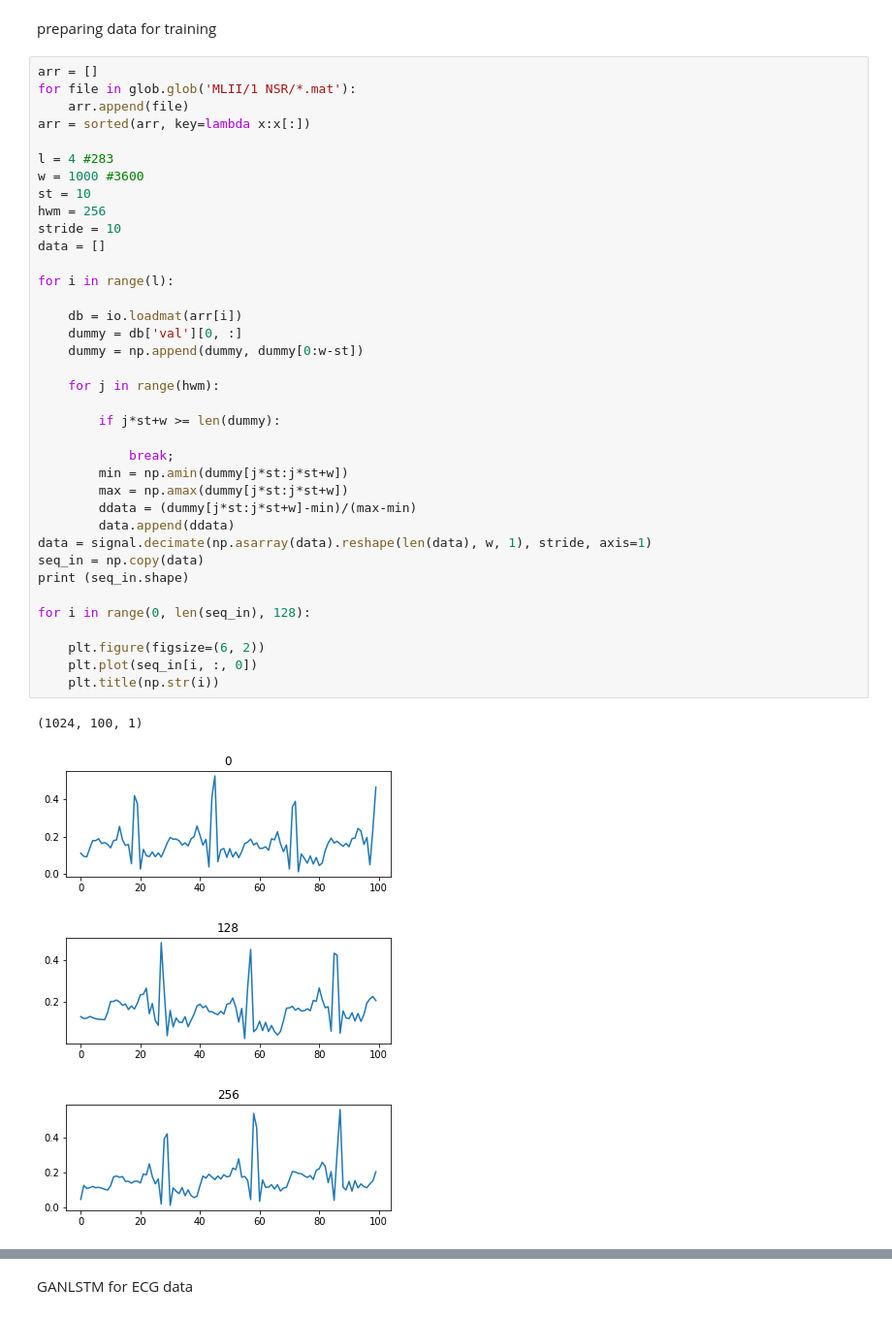
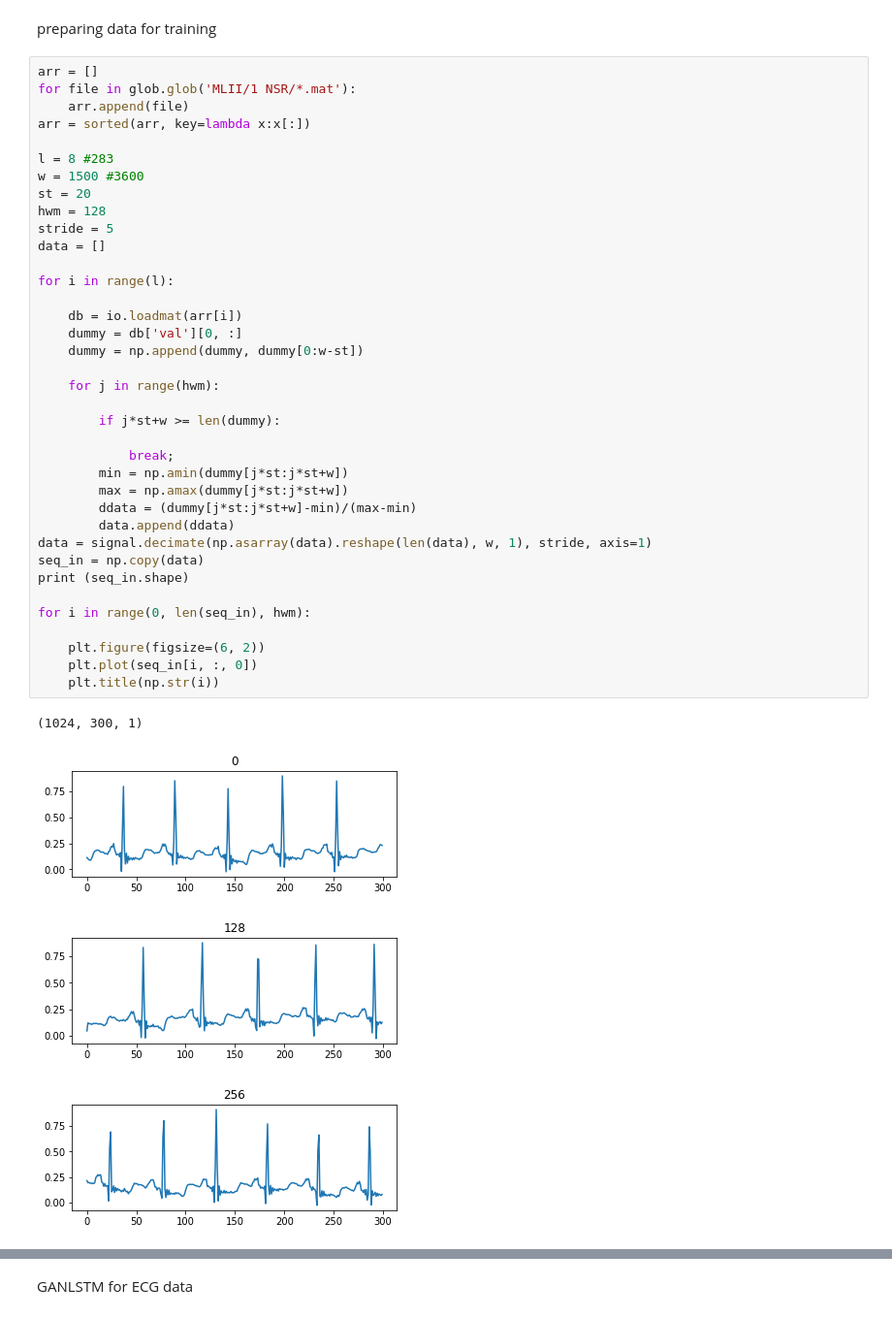
Before and after one commit to abbasloo/dnnHealth, a Jupyter notebook: ecgGAN.ipynb, the cells around one changed output, grey strips where cells are left out. Shown at 97% size. Drawn from its saved outputs; the diff is of its cells as text.

```diff
--- a/ecgGAN.ipynb
+++ b/ecgGAN.ipynb
@@ -17,40 +17,40 @@ arr = []
 for file in glob.glob('MLII/1 NSR/*.mat'):
     arr.append(file)
 arr = sorted(arr, key=lambda x:x[:])
 
-l = 4 #283
-w = 1000 #3600
-st = 10
-hwm = 256
-stride = 10
+l = 8 #283
+w = 1500 #3600
+st = 20
+hwm = 128
+stride = 5
 data = []
 
 for i in range(l):
 
     db = io.loadmat(arr[i])
     dummy = db['val'][0, :]
     dummy = np.append(dummy, dummy[0:w-st])
 
     for j in range(hwm):
 
         if j*st+w >= len(dummy):
 
             break;
         min = np.amin(dummy[j*st:j*st+w])
         max = np.amax(dummy[j*st:j*st+w])
         ddata = (dummy[j*st:j*st+w]-min)/(max-min)
         data.append(ddata)
 data = signal.decimate(np.asarray(data).reshape(len(data), w, 1), stride, axis=1)
 seq_in = np.copy(data)
 print (seq_in.shape)
 
-for i in range(0, len(seq_in), 128):
+for i in range(0, len(seq_in), hwm):
 
     plt.figure(figsize=(6, 2))
     plt.plot(seq_in[i, :, 0])
     plt.title(np.str(i))
 # %% [output]
-(1024, 100, 1)
+(1024, 300, 1)
-[figure, old version]
+[figure, new version]
-[figure, old version]
+[figure, new version]
-[figure, old version]
+[figure, new version]
```
Also changed, not shown: parts of 4 cells of this notebook.
